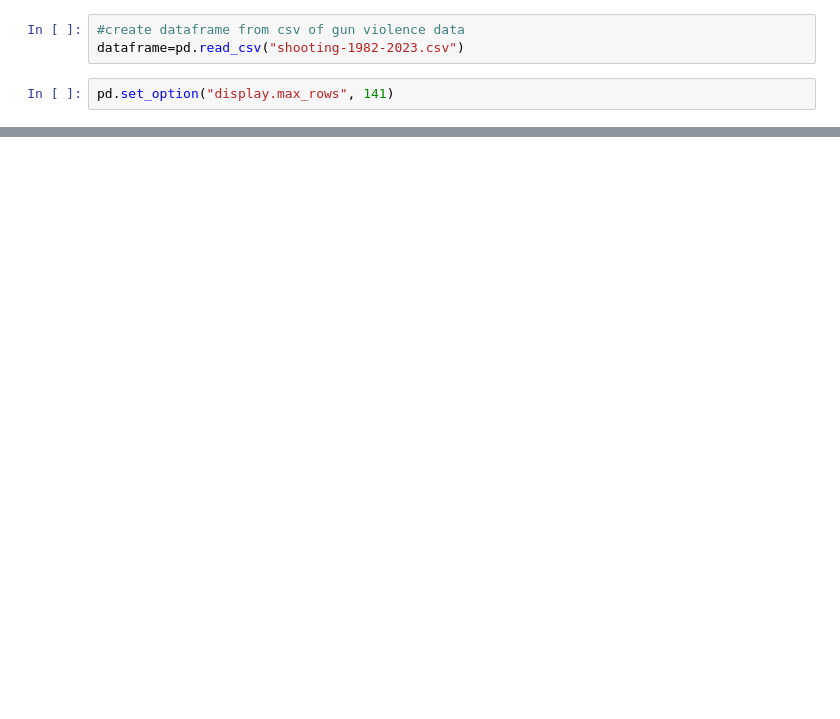
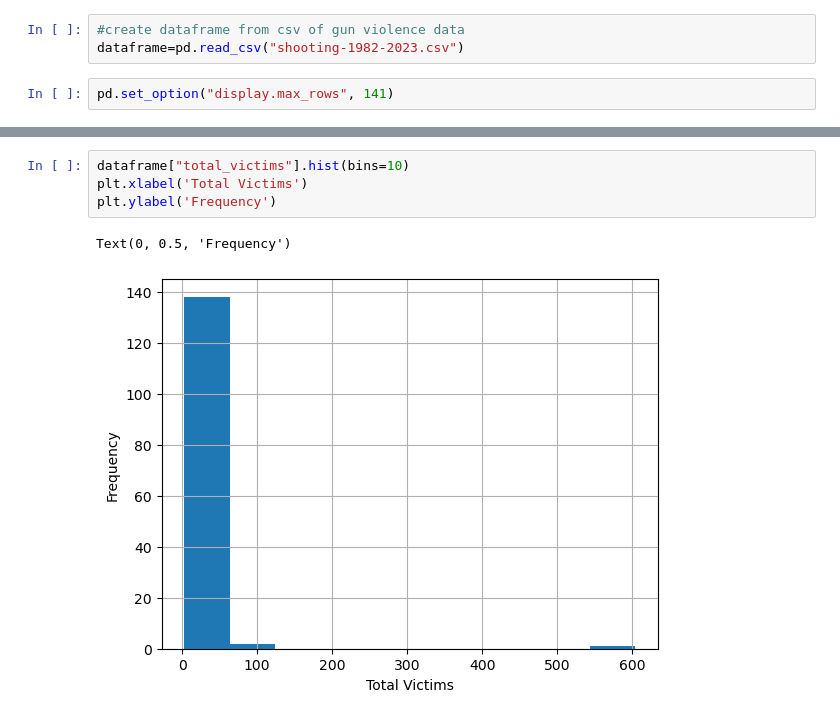
Before and after one commit to rosalynlu/Gun-Violence-USA, a Jupyter notebook: Armed and Dangerous An Analysis of Features Affecting Mass Shooting Fatalities Using Unsupervised ML Methods.ipynb, the cells around one changed output, grey strips where cells are left out. Saved outputs shown, nothing was run; the diff lists cells and outputs as text; blank space fills up the shorter version.

```diff
--- a/Armed and Dangerous An Analysis of Features Affecting Mass Shooting Fatalities Using Unsupervised ML Methods.ipynb
+++ b/Armed and Dangerous An Analysis of Features Affecting Mass Shooting Fatalities Using Unsupervised ML Methods.ipynb
@@ -135,0 +172,7 @@ pyplot.plot(dataframe["political_affiliation"])
+# %%
+dataframe["total_victims"].hist(bins=10)
+plt.xlabel('Total Victims')
+plt.ylabel('Frequency')
+# %% [output]
+Text(0, 0.5, 'Frequency')
+[figure, added]
```
Also changed, not shown: parts of 57 cells of this notebook.
